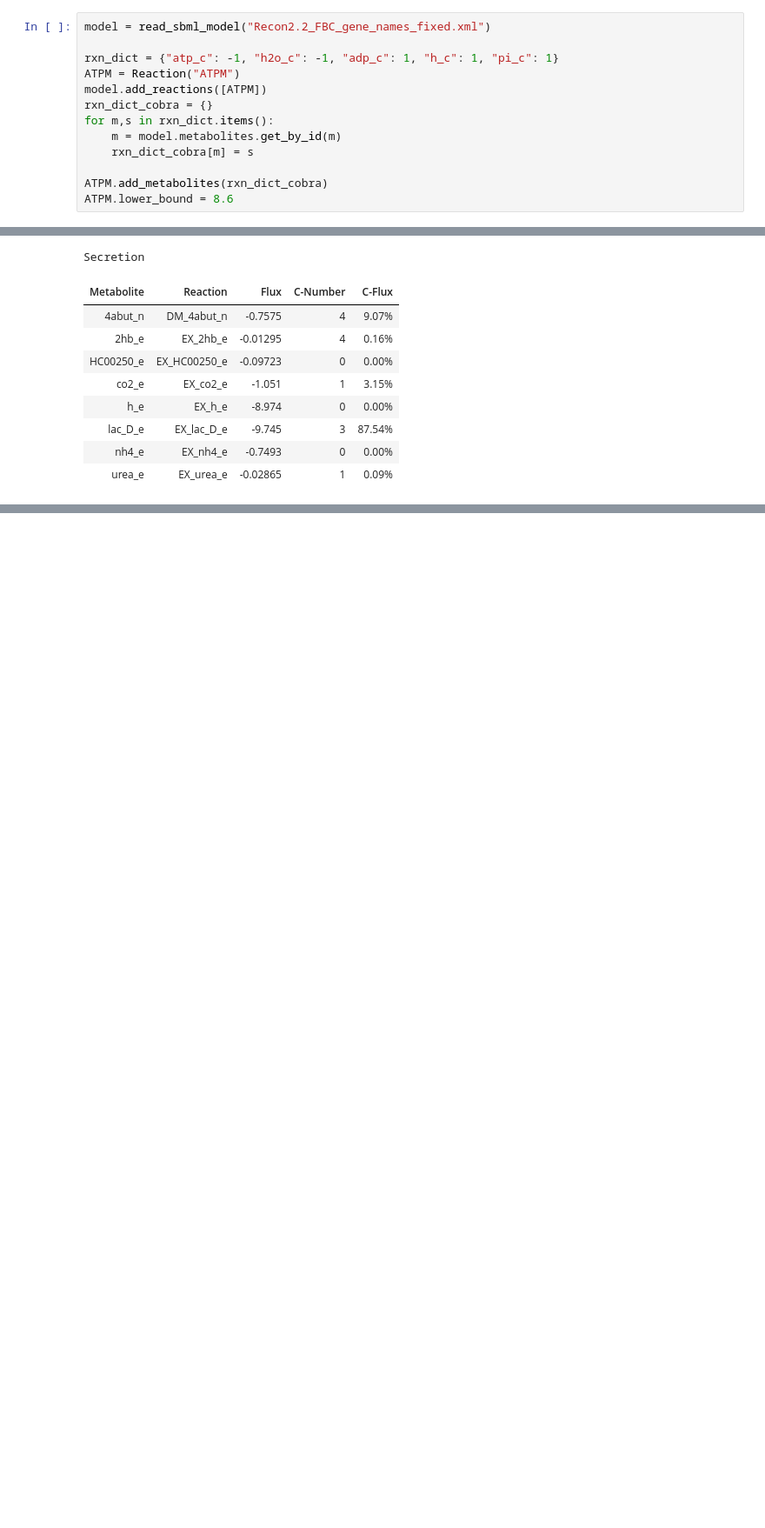
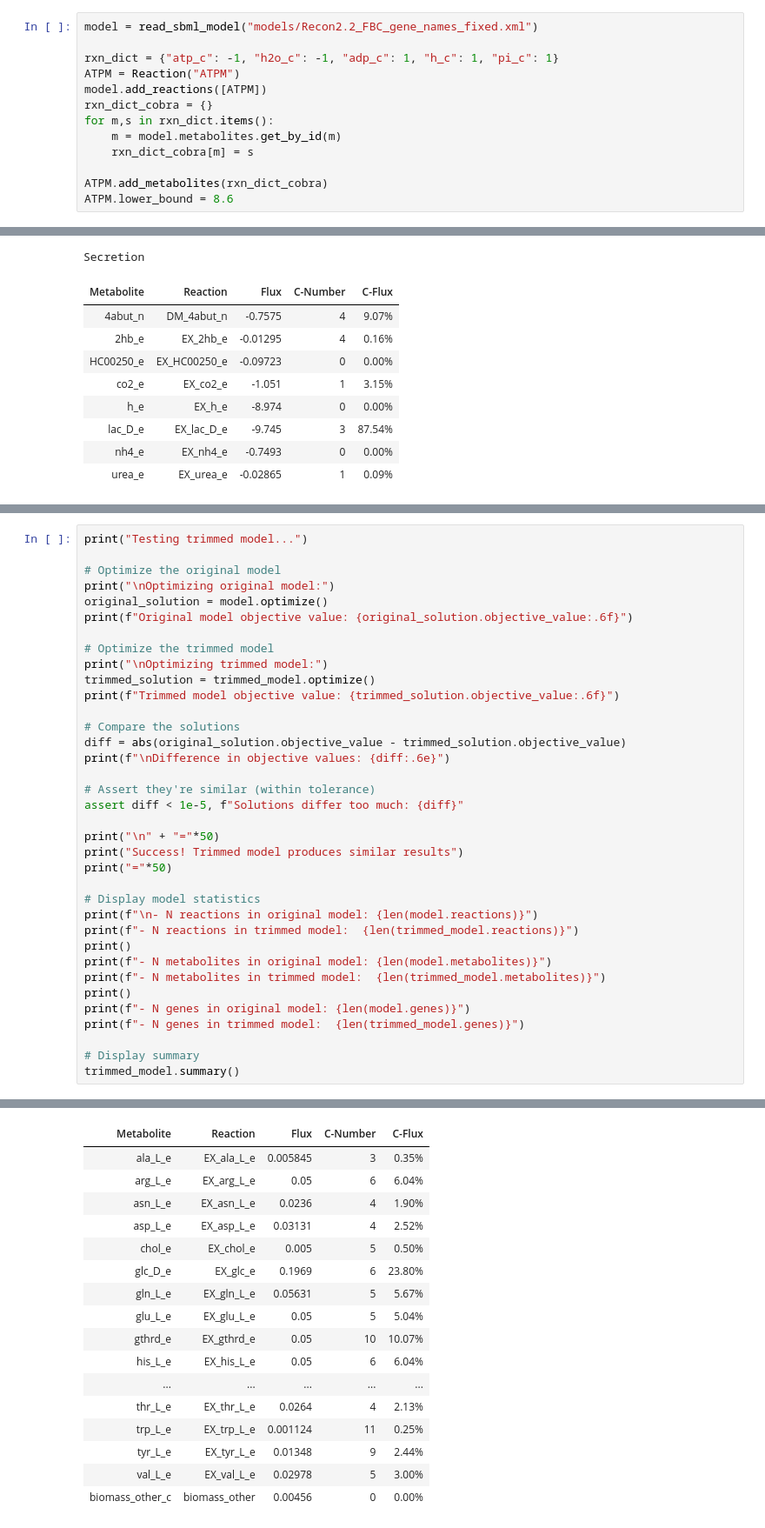
Before and after one commit to PhysiCelldFBA/dfba_sbml_models, a Jupyter notebook: consistency_analysis_Recon2.2.ipynb, the cells around one changed output, grey strips where cells are left out. Shown at 87% size. Cells and saved outputs as stored; diff of their text form; blank space fills up the shorter version.

Commit message:
applied utils functions to Recon2.2, trimming the model and saved new final model in models/Recon2.2

```diff
--- a/consistency_analysis_Recon2.2.ipynb
+++ b/consistency_analysis_Recon2.2.ipynb
@@ -4,7 +4,7 @@ from cobra.core import Reaction
 from cobra.flux_analysis import flux_variability_analysis
 import json
 # %%
-model = read_sbml_model("Recon2.2_FBC_gene_names_fixed.xml")
+model = read_sbml_model("models/Recon2.2_FBC_gene_names_fixed.xml")
 
 rxn_dict = {"atp_c": -1, "h2o_c": -1, "adp_c": 1, "h_c": 1, "pi_c": 1}
 ATPM = Reaction("ATPM")
@@ -190,0 +343,37 @@ Secretion
+# %%
+print("Testing trimmed model...")
+
+# Optimize the original model
+print("\nOptimizing original model:")
+original_solution = model.optimize()
+print(f"Original model objective value: {original_solution.objective_value:.6f}")
+
+# Optimize the trimmed model
+print("\nOptimizing trimmed model:")
+trimmed_solution = trimmed_model.optimize()
+print(f"Trimmed model objective value: {trimmed_solution.objective_value:.6f}")
+
+# Compare the solutions
+diff = abs(original_solution.objective_value - trimmed_solution.objective_value)
+print(f"\nDifference in objective values: {diff:.6e}")
+
+# Assert they're similar (within tolerance)
+assert diff < 1e-5, f"Solutions differ too much: {diff}"
+
+print("\n" + "="*50)
+print("Success! Trimmed model produces similar results")
+print("="*50)
+
+# Display model statistics
+print(f"\n- N reactions in original model: {len(model.reactions)}")
+print(f"- N reactions in trimmed model:  {len(trimmed_model.reactions)}")
+print()
+print(f"- N metabolites in original model: {len(model.metabolites)}")
+print(f"- N metabolites in trimmed model:  {len(trimmed_model.metabolites)}")
+print()
+print(f"- N genes in original model: {len(model.genes)}")
+print(f"- N genes in trimmed model:  {len(trimmed_model.genes)}")
+
+# Display summary
+trimmed_model.summary()
+# %% [output]
@@ -190,0 +400,17 @@ Secretion
+| Metabolite | Reaction | Flux | C-Number | C-Flux |
+| ala_L_e | EX_ala_L_e | 0.005845 | 3 | 0.35% |
+| arg_L_e | EX_arg_L_e | 0.05 | 6 | 6.04% |
+| asn_L_e | EX_asn_L_e | 0.0236 | 4 | 1.90% |
+| asp_L_e | EX_asp_L_e | 0.03131 | 4 | 2.52% |
+| chol_e | EX_chol_e | 0.005 | 5 | 0.50% |
+| glc_D_e | EX_glc_e | 0.1969 | 6 | 23.80% |
+| gln_L_e | EX_gln_L_e | 0.05631 | 5 | 5.67% |
+| glu_L_e | EX_glu_L_e | 0.05 | 5 | 5.04% |
+| gthrd_e | EX_gthrd_e | 0.05 | 10 | 10.07% |
+| his_L_e | EX_his_L_e | 0.05 | 6 | 6.04% |
+| ... | ... | ... | ... | ... |
+| thr_L_e | EX_thr_L_e | 0.0264 | 4 | 2.13% |
+| trp_L_e | EX_trp_L_e | 0.001124 | 11 | 0.25% |
+| tyr_L_e | EX_tyr_L_e | 0.01348 | 9 | 2.44% |
+| val_L_e | EX_val_L_e | 0.02978 | 5 | 3.00% |
+| biomass_other_c | biomass_other | 0.00456 | 0 | 0.00% |
```
Also changed, not shown: parts of 9 cells of this notebook, 1 other file.
